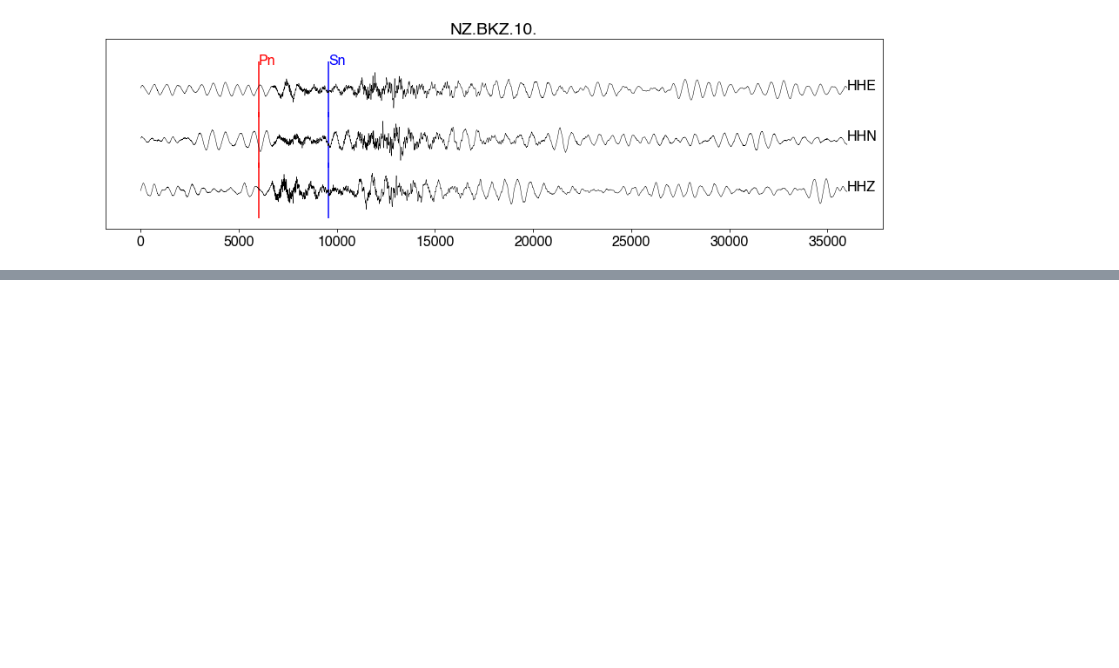
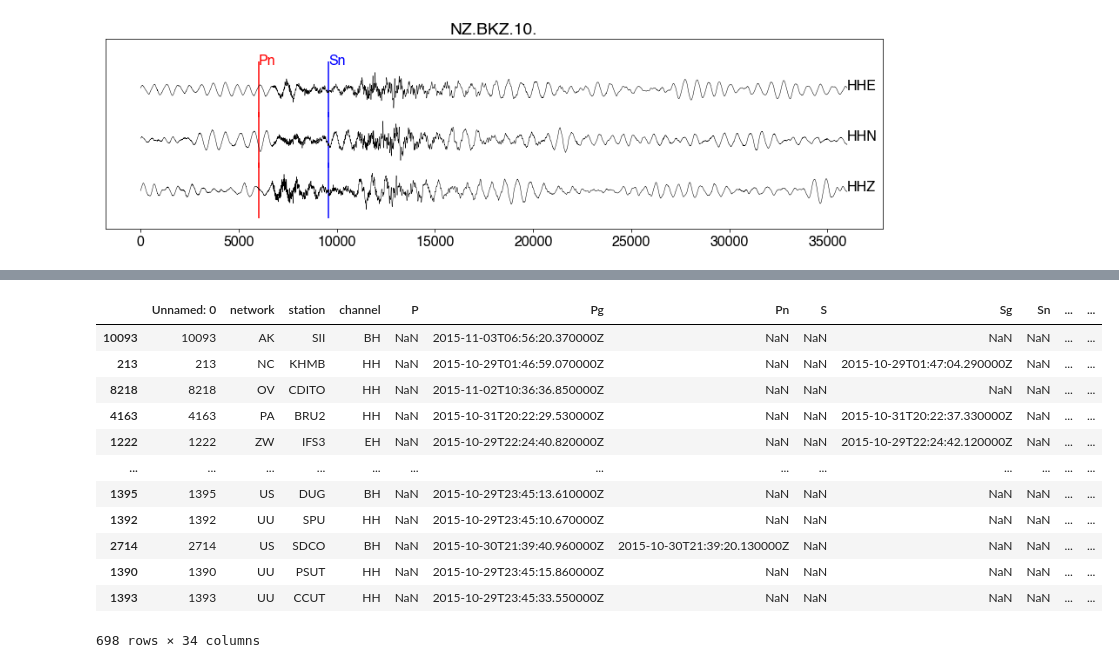
Before and after one commit to albertleonardo/Pn, a Jupyter notebook: Example data.ipynb, the cells around one changed output, grey strips where cells are left out. Cells and saved outputs as stored; diff of their text form; code cells hidden in the pictures; blank space fills up the shorter version.

```diff
--- a/Example data.ipynb
+++ b/Example data.ipynb
@@ -144,0 +276,6 @@ for i in range(5):
+# %%
+pn=0
+for filename in filenames:
+    df = pd.read_csv(filename)
+    df = df.fillna('NaN')
+    pn += len(df[df['Pn']!='NaN'])
@@ -144,0 +286,5 @@ for i in range(5):
+# %%
+total_traces=0
+for filename in filenames:
+    df = pd.read_csv(filename)
+    total_traces += len(df)
@@ -144,0 +299,22 @@ for i in range(5):
+# %%
+# How many traces have both s picks
+p   =0;s=0
+ps  =0
+pn  =0;pg  =0
+sg  =0;sn  =0
+pgsg=0
+pnsn=0
+for filename in filenames:
+    df = pd.read_csv(filename)
+    df = df.fillna('NaN')
+    p += len(df[(df['P']!='NaN')&(df['S']=='NaN')&(df['Pg']=='NaN')&(df['Pn']=='NaN')&(df['Sn']=='NaN')&(df['Sg']=='NaN')])
+    s += len(df[(df['P']=='NaN')&(df['S']!='NaN')&(df['Pg']=='NaN')&(df['Pn']=='NaN')&(df['Sn']=='NaN')&(df['Sg']=='NaN')])
+    pn += len(df[(df['P']=='NaN')&(df['S']=='NaN')&(df['Pg']=='NaN')&(df['Pn']!='NaN')&(df['Sn']=='NaN')&(df['Sg']=='NaN')])
+    pg += len(df[(df['P']=='NaN')&(df['S']=='NaN')&(df['Pg']!='NaN')&(df['Pn']=='NaN')&(df['Sn']=='NaN')&(df['Sg']=='NaN')])
+    sn += len(df[(df['P']=='NaN')&(df['S']=='NaN')&(df['Pg']=='NaN')&(df['Pn']=='NaN')&(df['Sn']!='NaN')&(df['Sg']=='NaN')])
+    sg += len(df[(df['P']=='NaN')&(df['S']=='NaN')&(df['Pg']=='NaN')&(df['Pn']=='NaN')&(df['Sn']=='NaN')&(df['Sg']!='NaN')])
+
+    ps += len(df[(df['P']!='NaN')&(df['S']!='NaN')])
+    pgsg += len(df[(df['Pg']!='NaN')&(df['Sg']!='NaN')])
+    pnsn += len(df[(df['Pn']!='NaN')&(df['Sn']!='NaN')])
+    pn += len(df[(df['Pn']!='NaN')&(df['Sn']=='NaN')])
@@ -144,0 +336,16 @@ for i in range(5):
+# %%
+df[df['Pg']!='NaN'].sort_values('distance')
+# %% [output]
+|  | Unnamed: 0 | network | station | channel | P | Pg | Pn | S | Sg | Sn | ... | ... |
+| 10093 | 10093 | AK | SII | BH | NaN | 2015-11-03T06:56:20.370000Z | NaN | NaN | NaN | NaN | ... | ... |
+| 213 | 213 | NC | KHMB | HH | NaN | 2015-10-29T01:46:59.070000Z | NaN | NaN | 2015-10-29T01:47:04.290000Z | NaN | ... | ... |
+| 8218 | 8218 | OV | CDITO | HH | NaN | 2015-11-02T10:36:36.850000Z | NaN | NaN | NaN | NaN | ... | ... |
+| 4163 | 4163 | PA | BRU2 | HH | NaN | 2015-10-31T20:22:29.530000Z | NaN | NaN | 2015-10-31T20:22:37.330000Z | NaN | ... | ... |
+| 1222 | 1222 | ZW | IFS3 | EH | NaN | 2015-10-29T22:24:40.820000Z | NaN | NaN | 2015-10-29T22:24:42.120000Z | NaN | ... | ... |
+| ... | ... | ... | ... | ... | ... | ... | ... | ... | ... | ... | ... | ... |
+| 1395 | 1395 | US | DUG | BH | NaN | 2015-10-29T23:45:13.610000Z | NaN | NaN | NaN | NaN | ... | ... |
+| 1392 | 1392 | UU | SPU | HH | NaN | 2015-10-29T23:45:10.670000Z | NaN | NaN | NaN | NaN | ... | ... |
+| 2714 | 2714 | US | SDCO | BH | NaN | 2015-10-30T21:39:40.960000Z | 2015-10-30T21:39:20.130000Z | NaN | NaN | NaN | ... | ... |
+| 1390 | 1390 | UU | PSUT | HH | NaN | 2015-10-29T23:45:15.860000Z | NaN | NaN | NaN | NaN | ... | ... |
+| 1393 | 1393 | UU | CCUT | HH | NaN | 2015-10-29T23:45:33.550000Z | NaN | NaN | NaN | NaN | ... | ... |
+698 rows × 34 columns
```
Also changed, not shown: parts of 15 cells of this notebook.
